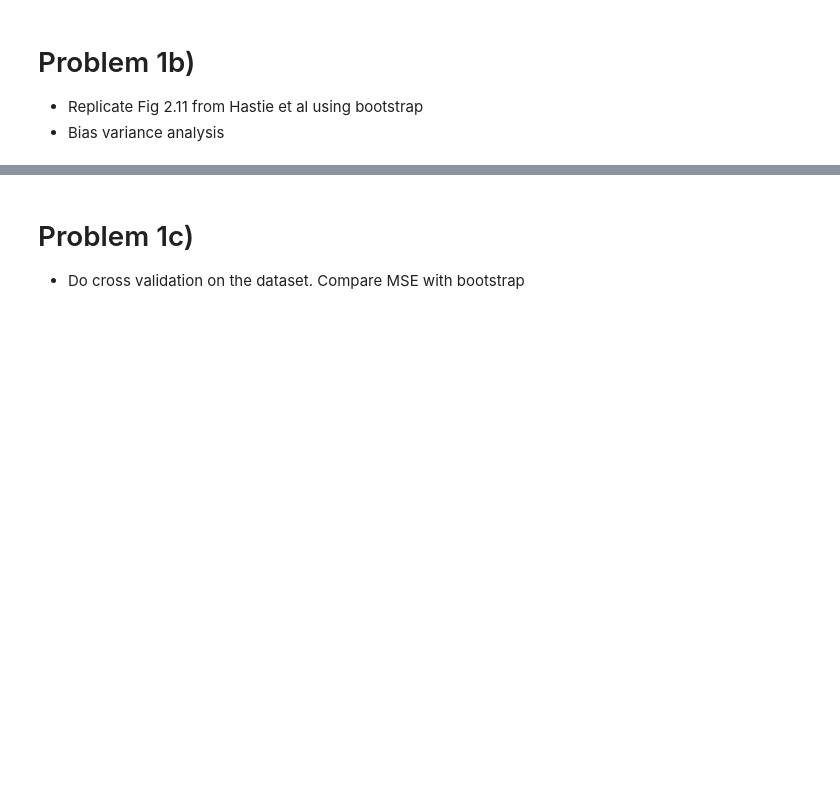
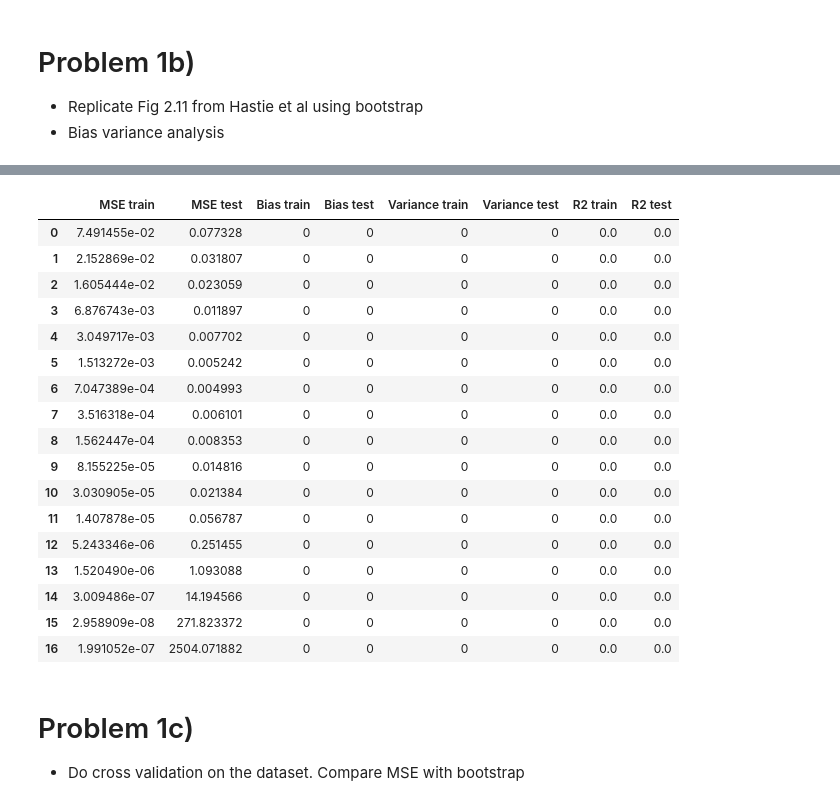
Before and after one commit to nicholaskarlsen/FYS-STK4155, a Jupyter notebook: project_1/notebooks/Untitled.ipynb, the cells around one changed output, grey strips where cells are left out. Saved outputs shown, nothing was run; the diff lists cells and outputs as text; code cells hidden in the pictures; blank space fills up the shorter version.

```diff
--- a/project_1/notebooks/Untitled.ipynb
+++ b/project_1/notebooks/Untitled.ipynb
@@ -189,3 +173,24 @@ len(dat_boot["MSE train"][0])
+# %%
+data_bootstrap
+# %% [output]
+|  | MSE train | MSE test | Bias train | Bias test | Variance train | Variance test | R2 train | R2 test |
+| 0 | 7.491455e-02 | 0.077328 | 0 | 0 | 0 | 0 | 0.0 | 0.0 |
+| 1 | 2.152869e-02 | 0.031807 | 0 | 0 | 0 | 0 | 0.0 | 0.0 |
+| 2 | 1.605444e-02 | 0.023059 | 0 | 0 | 0 | 0 | 0.0 | 0.0 |
+| 3 | 6.876743e-03 | 0.011897 | 0 | 0 | 0 | 0 | 0.0 | 0.0 |
+| 4 | 3.049717e-03 | 0.007702 | 0 | 0 | 0 | 0 | 0.0 | 0.0 |
+| 5 | 1.513272e-03 | 0.005242 | 0 | 0 | 0 | 0 | 0.0 | 0.0 |
+| 6 | 7.047389e-04 | 0.004993 | 0 | 0 | 0 | 0 | 0.0 | 0.0 |
+| 7 | 3.516318e-04 | 0.006101 | 0 | 0 | 0 | 0 | 0.0 | 0.0 |
+| 8 | 1.562447e-04 | 0.008353 | 0 | 0 | 0 | 0 | 0.0 | 0.0 |
+| 9 | 8.155225e-05 | 0.014816 | 0 | 0 | 0 | 0 | 0.0 | 0.0 |
+| 10 | 3.030905e-05 | 0.021384 | 0 | 0 | 0 | 0 | 0.0 | 0.0 |
+| 11 | 1.407878e-05 | 0.056787 | 0 | 0 | 0 | 0 | 0.0 | 0.0 |
+| 12 | 5.243346e-06 | 0.251455 | 0 | 0 | 0 | 0 | 0.0 | 0.0 |
+| 13 | 1.520490e-06 | 1.093088 | 0 | 0 | 0 | 0 | 0.0 | 0.0 |
+| 14 | 3.009486e-07 | 14.194566 | 0 | 0 | 0 | 0 | 0.0 | 0.0 |
+| 15 | 2.958909e-08 | 271.823372 | 0 | 0 | 0 | 0 | 0.0 | 0.0 |
+| 16 | 1.991052e-07 | 2504.071882 | 0 | 0 | 0 | 0 | 0.0 | 0.0 |
 # %% [markdown]
 # Problem 1c)
 - Do cross validation on the dataset. Compare MSE with bootstrap
```
Also changed, not shown: parts of 11 cells of this notebook, 2 other files.
